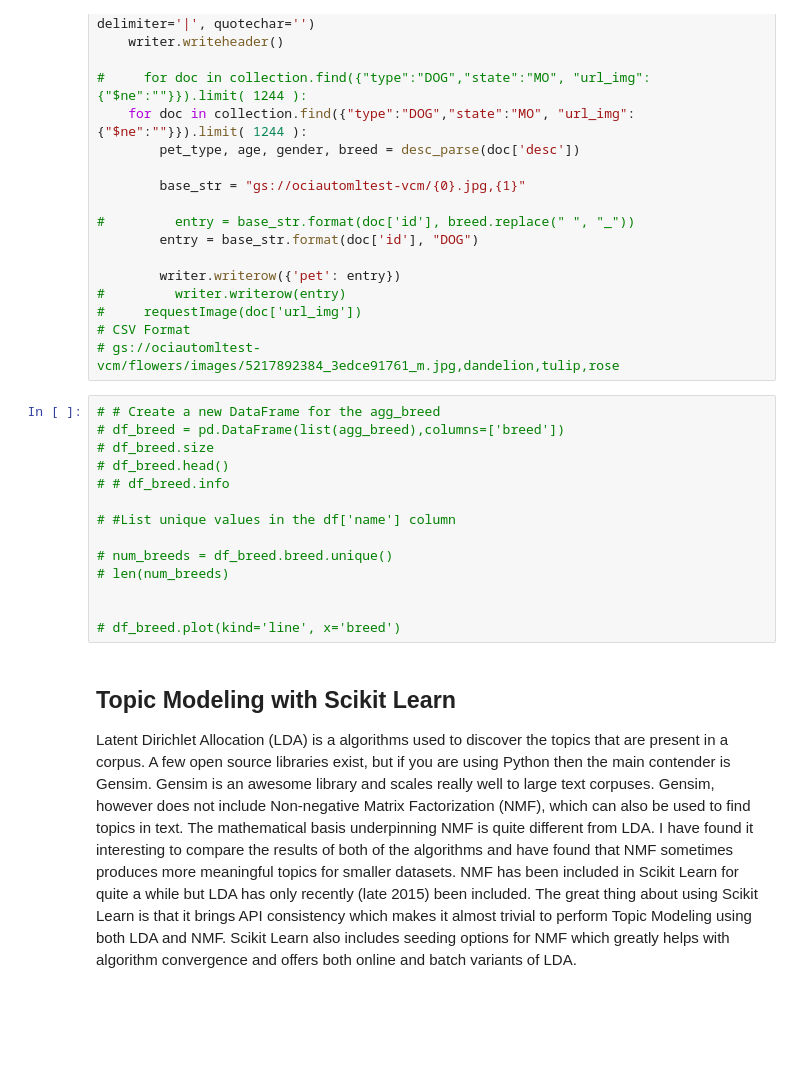
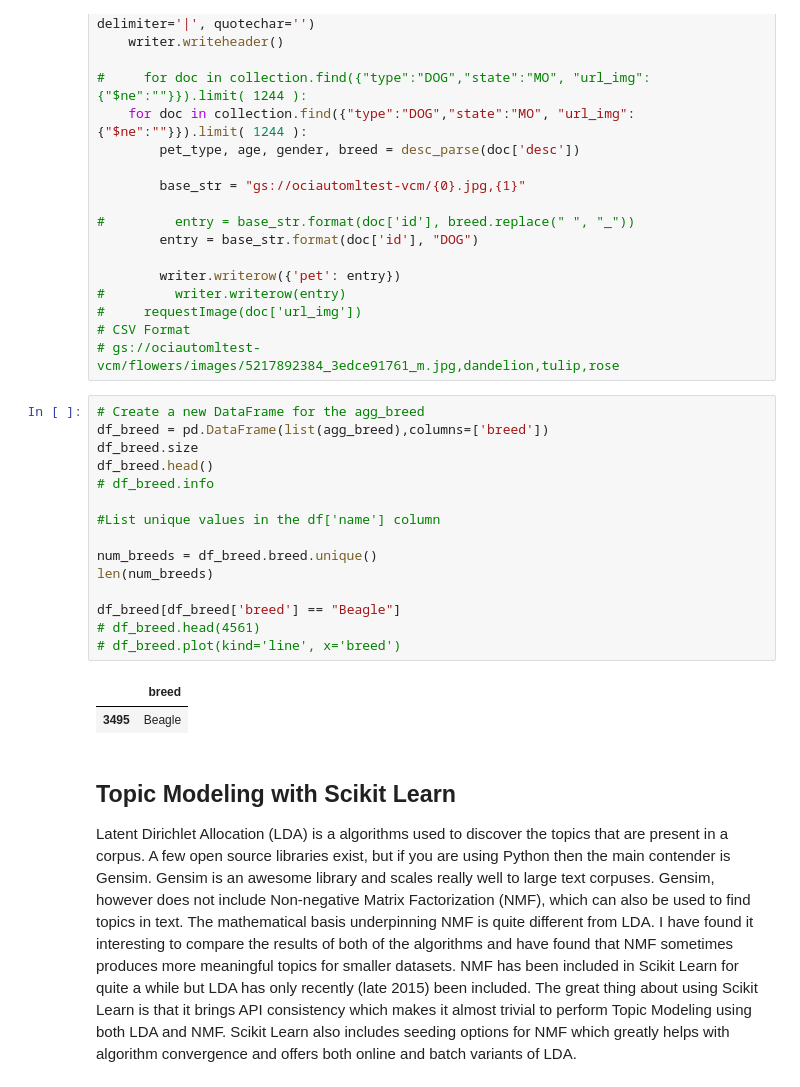
Before and after one commit to jorwalk/reference-architecture, a Jupyter notebook: python/PetFinder - EDA.ipynb, the cells around one changed output. Saved outputs shown, nothing was run; the diff lists cells and outputs as text; blank space fills up the shorter version.

```diff
--- a/python/PetFinder - EDA.ipynb
+++ b/python/PetFinder - EDA.ipynb
@@ -138,19 +161,23 @@ with f:
 # CSV Format
 # gs://ociautomltest-vcm/flowers/images/5217892384_3edce91761_m.jpg,dandelion,tulip,rose
 # %%
-# # Create a new DataFrame for the agg_breed
-# df_breed = pd.DataFrame(list(agg_breed),columns=['breed'])
-# df_breed.size
-# df_breed.head()
-# # df_breed.info
+# Create a new DataFrame for the agg_breed
+df_breed = pd.DataFrame(list(agg_breed),columns=['breed'])
+df_breed.size
+df_breed.head()
+# df_breed.info
 
-# #List unique values in the df['name'] column
+#List unique values in the df['name'] column
 
-# num_breeds = df_breed.breed.unique()
-# len(num_breeds)
+num_breeds = df_breed.breed.unique()
+len(num_breeds)
 
-
+df_breed[df_breed['breed'] == "Beagle"]
+# df_breed.head(4561)
 # df_breed.plot(kind='line', x='breed')
+# %% [output]
+|  | breed |
+| 3495 | Beagle |
 # %% [markdown]
 ## Topic Modeling with Scikit Learn
 Latent Dirichlet Allocation (LDA) is a algorithms used to discover the topics that are present in a corpus. A few open source libraries exist, but if you are using Python then the main contender is Gensim. Gensim is an awesome library and scales really well to large text corpuses. Gensim, however does not include Non-negative Matrix Factorization (NMF), which can also be used to find topics in text. The mathematical basis underpinning NMF is quite different from LDA. I have found it interesting to compare the results of both of the algorithms and have found that NMF sometimes produces more meaningful topics for smaller datasets. NMF has been included in Scikit Learn for quite a while but LDA has only recently (late 2015) been included. The great thing about using Scikit Learn is that it brings API consistency which makes it almost trivial to perform Topic Modeling using both LDA and NMF. Scikit Learn also includes seeding options for NMF which greatly helps with algorithm convergence and offers both online and batch variants of LDA.
```
Also changed, not shown: parts of 11 cells of this notebook, 2 other files.
